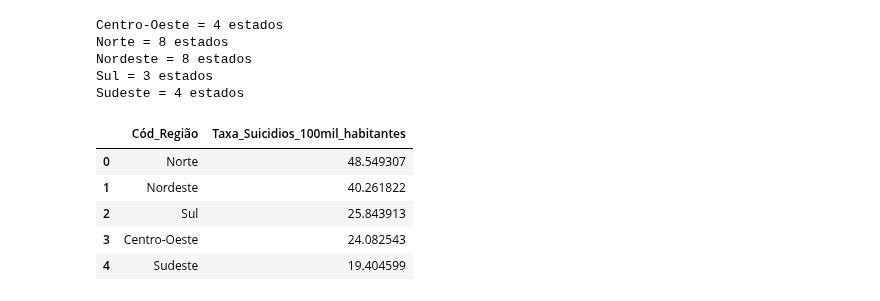
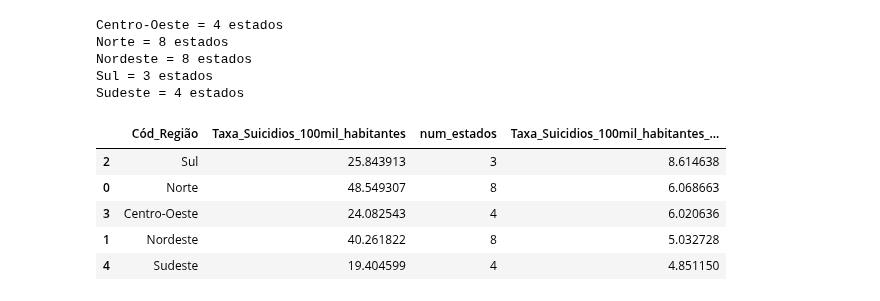
Before and after one commit to Pugianf/Big_Data_and_Public_Sector_I, a Jupyter notebook: Trabalho_Final_Big_Data_e_Setor_Público_I_População,_Demografia_e_Mercado_de_Trabalho.ipynb, the cells around one changed output. Drawn from its saved outputs; the diff is of its cells as text; code cells hidden in the pictures.

```diff
--- a/Trabalho_Final_Big_Data_e_Setor_Público_I_População,_Demografia_e_Mercado_de_Trabalho.ipynb
+++ b/Trabalho_Final_Big_Data_e_Setor_Público_I_População,_Demografia_e_Mercado_de_Trabalho.ipynb
@@ -127,16 +127,22 @@ Norte = 8 estados
 Nordeste = 8 estados
 Sul = 3 estados
 Sudeste = 4 estados
-# %%
-# Número de estados por região:
-
-Norte = 8
-
-suicidio_estados[suicidio_estados['Ano'] == 2015].groupby('Cód_Região').sum()['Taxa_Suicidios_100mil_habitantes'].sort_values(ascending=False).reset_index()
-# %% [output]
-|  | Cód_Região | Taxa_Suicidios_100mil_habitantes |
-| 0 | Norte | 48.549307 |
-| 1 | Nordeste | 40.261822 |
-| 2 | Sul | 25.843913 |
-| 3 | Centro-Oeste | 24.082543 |
-| 4 | Sudeste | 19.404599 |
+# %%
+# Criando DataFrame com média de Taxas de Suicídio por 100 mil habitantes, por região
+
+media_suicidios_regiao = suicidio_estados[suicidio_estados['Ano'] == 2015].groupby('Cód_Região').sum()['Taxa_Suicidios_100mil_habitantes'].sort_values(ascending=False).reset_index()
+
+media_suicidios_regiao['num_estados'] = media_suicidios_regiao['Cód_Região'].apply(lambda x: len(suicidio_estados[suicidio_estados['Cód_Região'] == x]['Nome_UF'].unique()))
+
+media_suicidios_regiao['Taxa_Suicidios_100mil_habitantes_media'] = media_suicidios_regiao['Taxa_Suicidios_100mil_habitantes'] / media_suicidios_regiao['num_estados']
+
+media_suicidios_regiao.sort_values('Taxa_Suicidios_100mil_habitantes_media', ascending=False)
+
+# a região com maior taxa média de suicídios por 100 mil habitantes no ano de 2015 foi a região Sul
+# %% [output]
+|  | Cód_Região | Taxa_Suicidios_100mil_habitantes | num_estados | Taxa_Suicidios_100mil_habitantes_... |
+| 2 | Sul | 25.843913 | 3 | 8.614638 |
+| 0 | Norte | 48.549307 | 8 | 6.068663 |
+| 3 | Centro-Oeste | 24.082543 | 4 | 6.020636 |
+| 1 | Nordeste | 40.261822 | 8 | 5.032728 |
+| 4 | Sudeste | 19.404599 | 4 | 4.851150 |
```
Also changed, not shown: parts of 2 cells of this notebook.
